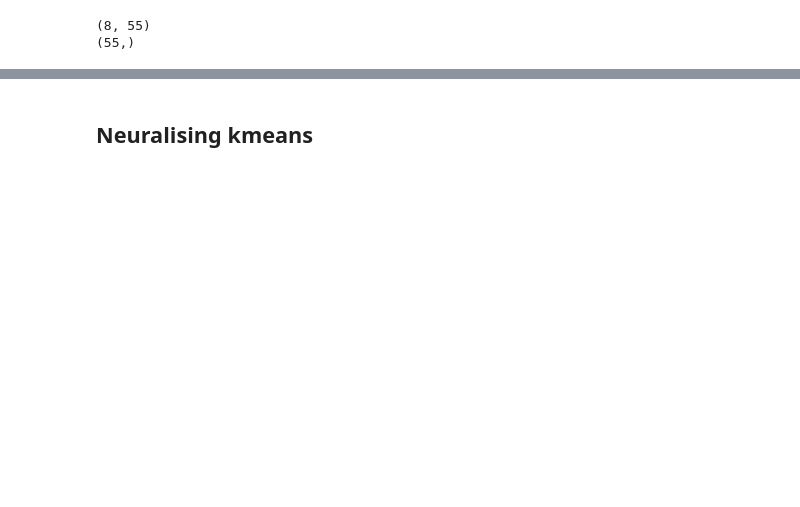
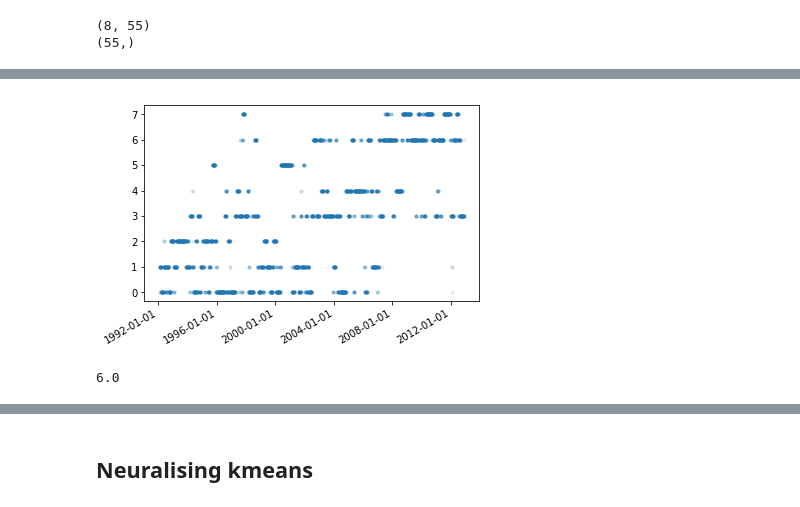
Before and after one commit to TobiasW1891/Finance, a Jupyter notebook: Hierarchichal Clustering Sector Data.ipynb, the cells around one changed output, grey strips where cells are left out. Saved outputs shown, nothing was run; the diff lists cells and outputs as text; code cells hidden in the pictures; blank space fills up the shorter version.

```diff
--- a/Hierarchichal Clustering Sector Data.ipynb
+++ b/Hierarchichal Clustering Sector Data.ipynb
@@ -278,0 +302,12 @@ print(Centroids[0].shape)
+# %%
+Indexshift = np.zeros(((max(LabelNaive)+1),2)).astype("int") # keep track of which cluster is assigned which number
+
+Indexshift = pd.DataFrame({"Old Label":[],
+                          "New Label":[]})
+NewLabel = int(0)
+for i in range(len(LabelNaive)):
+    if (LabelNaive[i] in set(Indexshift["Old Label"]))==False:
+        Indexshift = Indexshift.append(pd.DataFrame({"Old Label":[LabelNaive[i]],
+                                                      "New Label":[NewLabel]}), ignore_index=True)
+        NewLabel = int(NewLabel+1)
+print(Indexshift)
@@ -278,0 +324,24 @@ print(Centroids[0].shape)
+# %%
+LabelNaiveOrdered = np.empty(len(LabelNaive))
+
+for i in range(len(LabelNaive)):
+    LabelNaiveOrdered[i] = int(Indexshift.loc[Indexshift["Old Label"]==LabelNaive[i]]["New Label"])
+
+CentroidsNaive = np.zeros((max(LabelNaive)+1, CorrMatrices.shape[1]))
+
+for j in range(max(LabelNaive)+1): # go through the new orering of the clusters
+    Old_Order = int(Indexshift.loc[Indexshift["New Label"]==j]["Old Label"])
+    CentroidsNaive[j] = KMTrue.cluster_centers_[Old_Order]
+# %%
+plt.gca().xaxis.set_major_formatter(mdates.DateFormatter('%Y-%m-%d'))
+plt.gca().xaxis.set_major_locator(mdates.AutoDateLocator())
+plt.plot(T,LabelNaiveOrdered,
+         ".", alpha = 0.1)
+#plt.vlines(datetime.date(2001,9,11), "110", "000")
+plt.gcf().autofmt_xdate()
+# %% [output]
+[figure, added]
+# %%
+Indexshift["Old Label"][0]
+# %% [output]
+6.0
```
Also changed, not shown: parts of 45 cells of this notebook.
